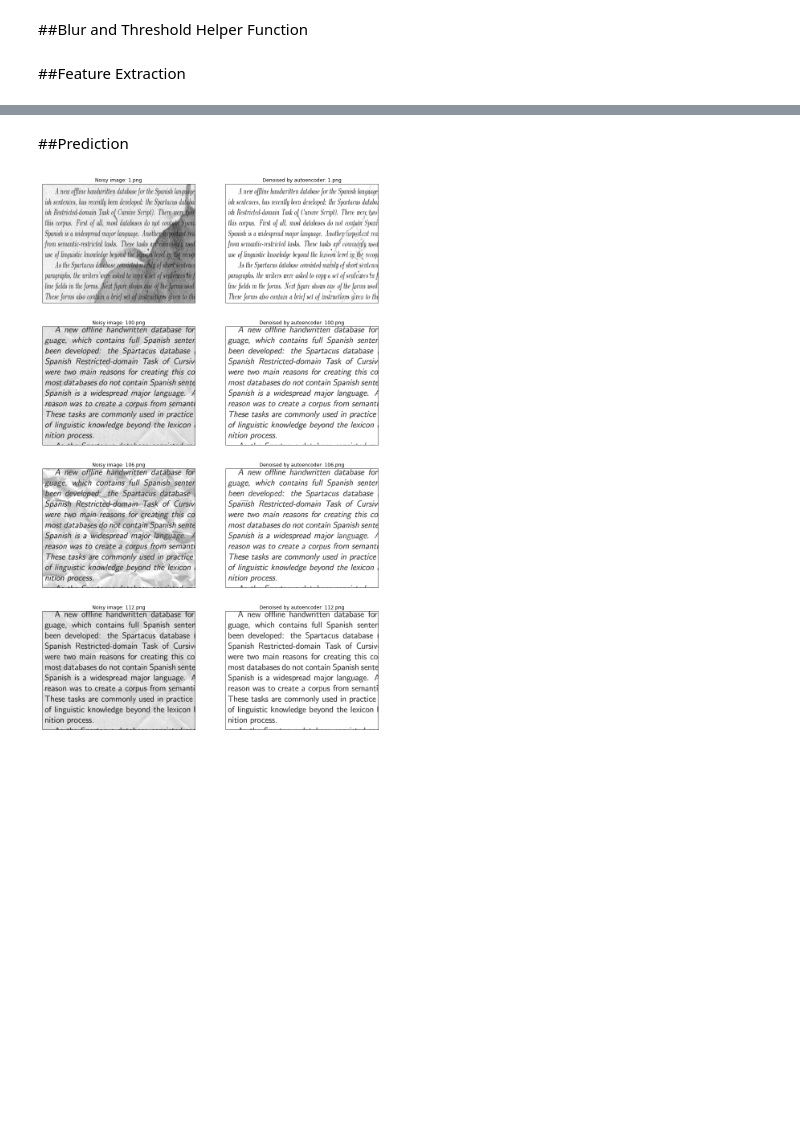
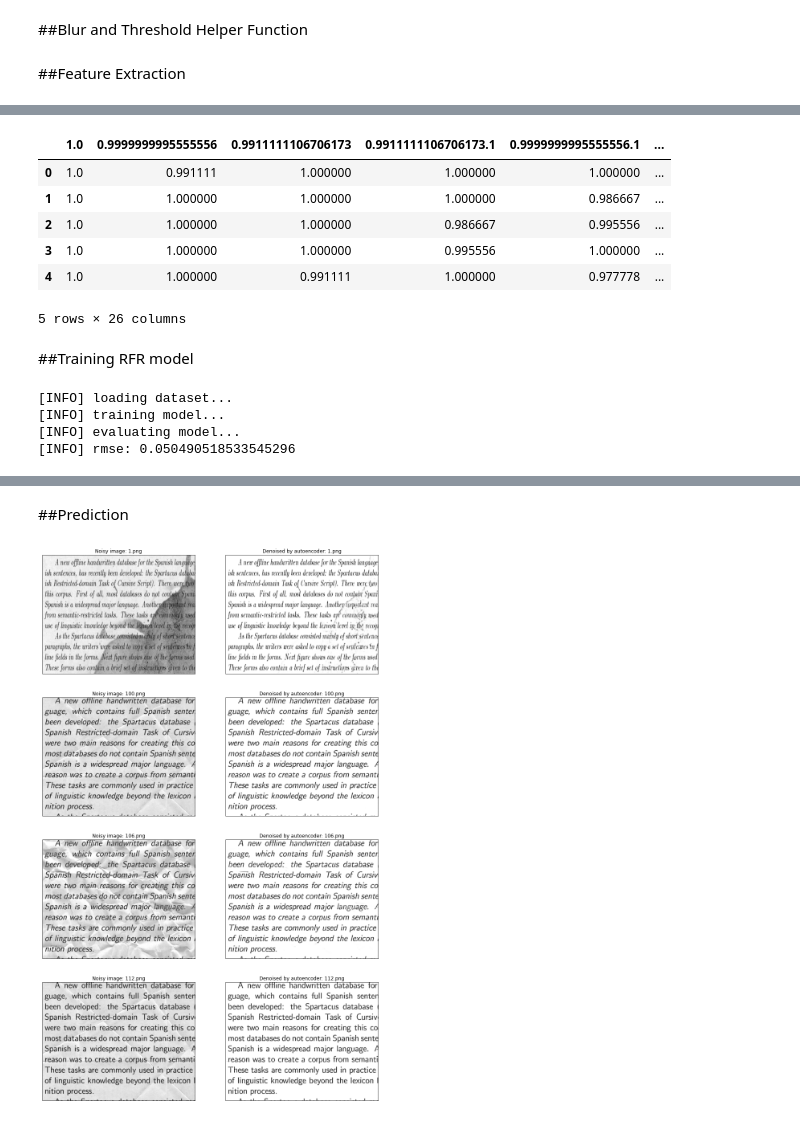
Before and after one commit to rahiakela/kaggle-competition-projects, a Jupyter notebook: denoising-dirty-documents/02_denoising_images_using_random_forest_regression.ipynb, the cells around one changed output, grey strips where cells are left out. Drawn from its saved outputs; the diff is of its cells as text; code cells hidden in the pictures; blank space fills up the shorter version.

```diff
--- a/denoising-dirty-documents/02_denoising_images_using_random_forest_regression.ipynb
+++ b/denoising-dirty-documents/02_denoising_images_using_random_forest_regression.ipynb
@@ -237,0 +199,57 @@ plt.show()
+# %%
+df = pd.read_csv("features.csv")
+df.head()
+# %% [output]
+|  | 1.0 | 0.9999999995555556 | 0.9911111106706173 | 0.9911111106706173.1 | 0.9999999995555556.1 | ... |
+| 0 | 1.0 | 0.991111 | 1.000000 | 1.000000 | 1.000000 | ... |
+| 1 | 1.0 | 1.000000 | 1.000000 | 1.000000 | 0.986667 | ... |
+| 2 | 1.0 | 1.000000 | 1.000000 | 0.986667 | 0.995556 | ... |
+| 3 | 1.0 | 1.000000 | 1.000000 | 0.995556 | 1.000000 | ... |
+| 4 | 1.0 | 1.000000 | 0.991111 | 1.000000 | 0.977778 | ... |
+5 rows × 26 columns
+# %% [markdown]
+##Training RFR model
+# %%
+print("[INFO] loading dataset...")
+features = []
+targets = []
+
+for row in open(FEATURES_PATH):
+  # parse the row and extract
+  # (1) the target pixel value to predict along with
+  # (2) the 5x5=25 pixels which will serve as our feature vector
+  row = row.strip().split(",")
+  row = [float(x) for x in row]
+  target = row[0]
+  pixels = row[1:]
+
+  features.append(pixels)
+  targets.append(target)
+
+# convert the features and targets to NumPy arrays
+features = np.array(features, dtype="float")
+target = np.array(targets, dtype="float")
+
+# construct our training and testing split
+(x_train, x_test, y_train, y_test) = train_test_split(features, target, test_size=0.25, random_state=42)
+
+# train a random forest regressor on our data
+print("[INFO] training model...")
+model = RandomForestRegressor(n_estimators=10)
+model.fit(x_train, y_train)
+
+# compute the root mean squared error on the testing set
+print("[INFO] evaluating model...")
+preds = model.predict(x_test)
+rmse = np.sqrt(mean_squared_error(y_test, preds))
+print(f"[INFO] rmse: {str(rmse)}")
+
+# serialize our random forest regressor to disk
+f = open(MODEL_PATH, "wb")
+f.write(pickle.dumps(model))
+f.close()
+# %% [output]
+[INFO] loading dataset...
+[INFO] training model...
+[INFO] evaluating model...
+[INFO] rmse: 0.050490518533545296
```
Also changed, not shown: parts of 12 cells of this notebook.
